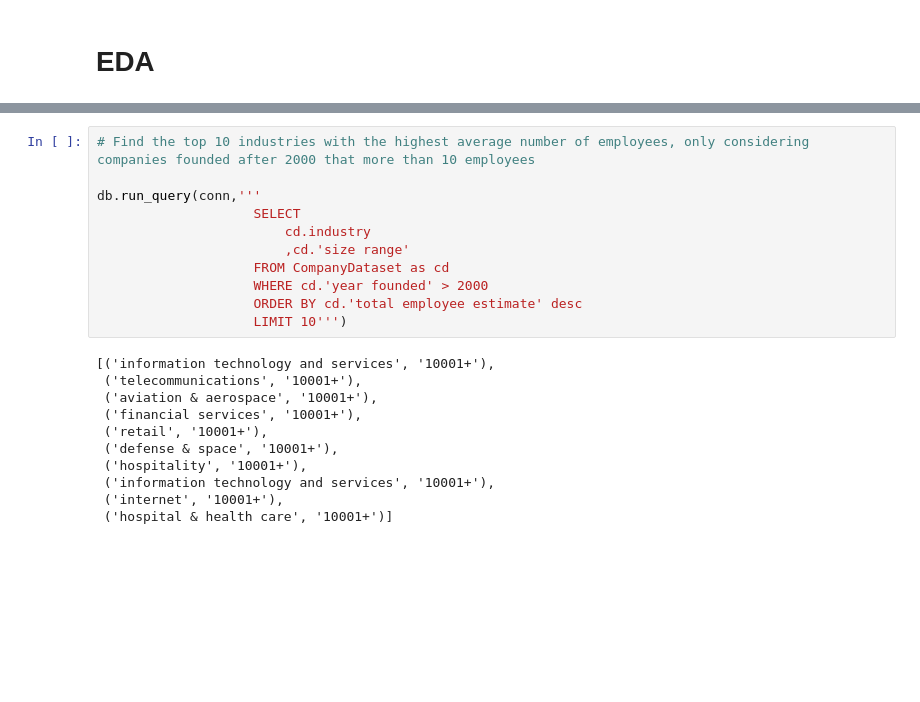
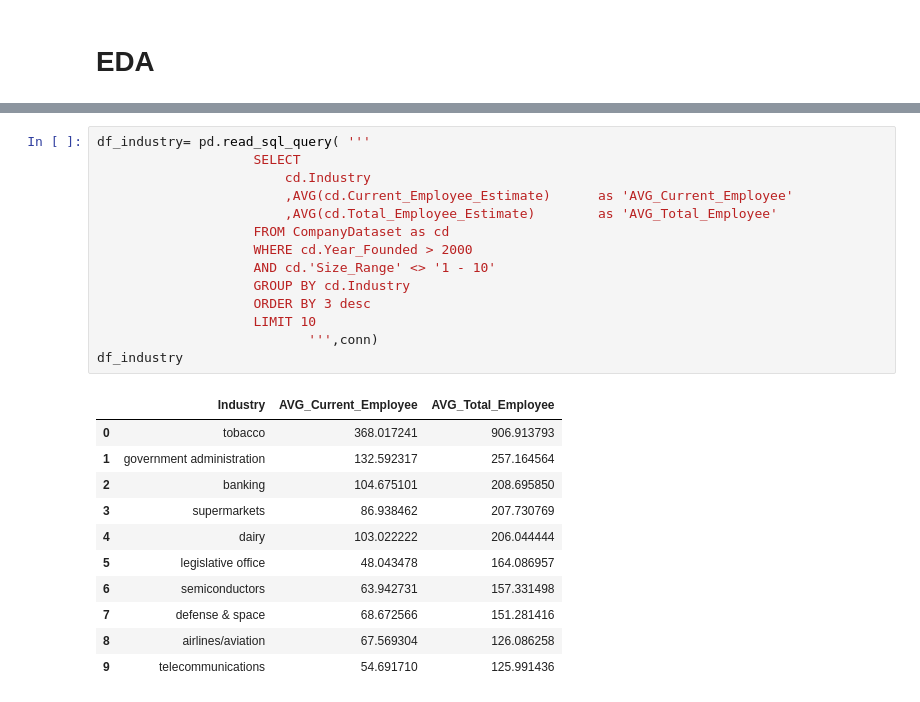
Before and after one commit to meganrashid/sqlite_to_analysis_app, a Jupyter notebook: data/database_check.ipynb, the cells around one changed output, grey strips where cells are left out. Saved outputs shown, nothing was run; the diff lists cells and outputs as text; blank space fills up the shorter version.

```diff
--- a/data/database_check.ipynb
+++ b/data/database_check.ipynb
@@ -249,22 +235,26 @@ df_company
-# %%
-# Find the top 10 industries with the highest average number of employees, only considering companies founded after 2000 that more than 10 employees
-
-db.run_query(conn,'''
-                    SELECT
-                        cd.industry
-                        ,cd.'size range'
-                    FROM CompanyDataset as cd
-                    WHERE cd.'year founded' > 2000
-                    ORDER BY cd.'total employee estimate' desc
-                    LIMIT 10''')
-# %% [output]
-[('information technology and services', '10001+'),
- ('telecommunications', '10001+'),
- ('aviation & aerospace', '10001+'),
- ('financial services', '10001+'),
- ('retail', '10001+'),
- ('defense & space', '10001+'),
- ('hospitality', '10001+'),
- ('information technology and services', '10001+'),
- ('internet', '10001+'),
- ('hospital & health care', '10001+')]
+# %%
+df_industry= pd.read_sql_query( '''
+                    SELECT
+                        cd.Industry
+                        ,AVG(cd.Current_Employee_Estimate)      as 'AVG_Current_Employee'
+                        ,AVG(cd.Total_Employee_Estimate)        as 'AVG_Total_Employee'
+                    FROM CompanyDataset as cd
+                    WHERE cd.Year_Founded > 2000
+                    AND cd.'Size_Range' <> '1 - 10'
+                    GROUP BY cd.Industry
+                    ORDER BY 3 desc
+                    LIMIT 10
+                           ''',conn)
+df_industry
+# %% [output]
+|  | Industry | AVG_Current_Employee | AVG_Total_Employee |
+| 0 | tobacco | 368.017241 | 906.913793 |
+| 1 | government administration | 132.592317 | 257.164564 |
+| 2 | banking | 104.675101 | 208.695850 |
+| 3 | supermarkets | 86.938462 | 207.730769 |
+| 4 | dairy | 103.022222 | 206.044444 |
+| 5 | legislative office | 48.043478 | 164.086957 |
+| 6 | semiconductors | 63.942731 | 157.331498 |
+| 7 | defense & space | 68.672566 | 151.281416 |
+| 8 | airlines/aviation | 67.569304 | 126.086258 |
+| 9 | telecommunications | 54.691710 | 125.991436 |
```
Also changed, not shown: parts of 21 cells of this notebook.
